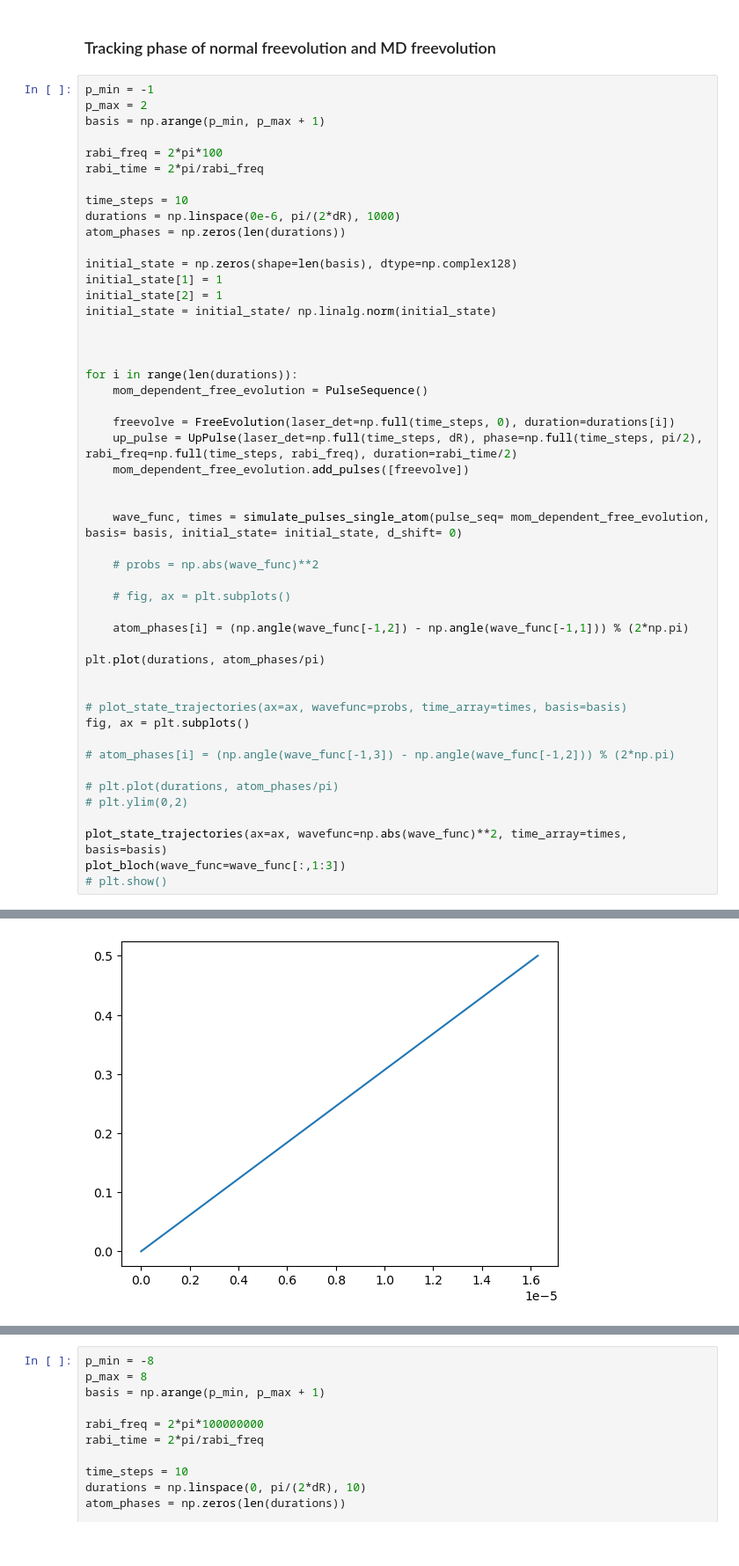
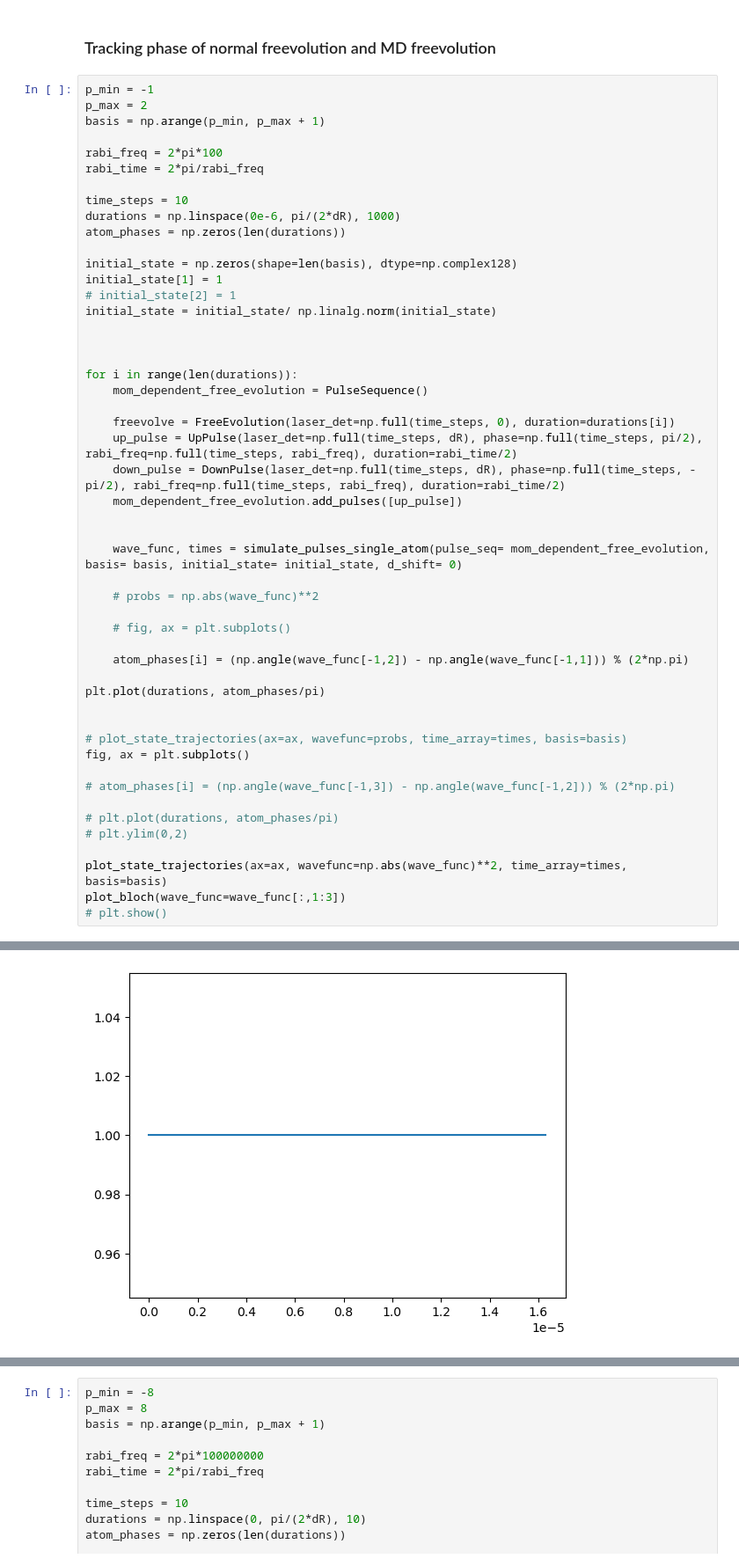
Before and after one commit to tr2g20/simulations, a Jupyter notebook: MDFE_testing.ipynb, the cells around one changed output, grey strips where cells are left out. Shown at 88% size. Cells and saved outputs as stored; diff of their text form.

```diff
--- a/MDFE_testing.ipynb
+++ b/MDFE_testing.ipynb
@@ -22,7 +22,7 @@ atom_phases = np.zeros(len(durations))
 
 initial_state = np.zeros(shape=len(basis), dtype=np.complex128)
 initial_state[1] = 1
-initial_state[2] = 1
+# initial_state[2] = 1
 initial_state = initial_state/ np.linalg.norm(initial_state)
 
 
@@ -32,7 +32,8 @@ for i in range(len(durations)):
 
     freevolve = FreeEvolution(laser_det=np.full(time_steps, 0), duration=durations[i])
     up_pulse = UpPulse(laser_det=np.full(time_steps, dR), phase=np.full(time_steps, pi/2), rabi_freq=np.full(time_steps, rabi_freq), duration=rabi_time/2)
-    mom_dependent_free_evolution.add_pulses([freevolve])
+    down_pulse = DownPulse(laser_det=np.full(time_steps, dR), phase=np.full(time_steps, -pi/2), rabi_freq=np.full(time_steps, rabi_freq), duration=rabi_time/2)
+    mom_dependent_free_evolution.add_pulses([up_pulse])
 
 
     wave_func, times = simulate_pulses_single_atom(pulse_seq= mom_dependent_free_evolution, basis= basis, initial_state= initial_state, d_shift= 0)
@@ -62 +63 @@ plot_bloch(wave_func=wave_func[:,1:3])
-[figure, old version]
+[figure, new version]
```
Also changed, not shown: parts of 1 cell of this notebook, 1 other file.
